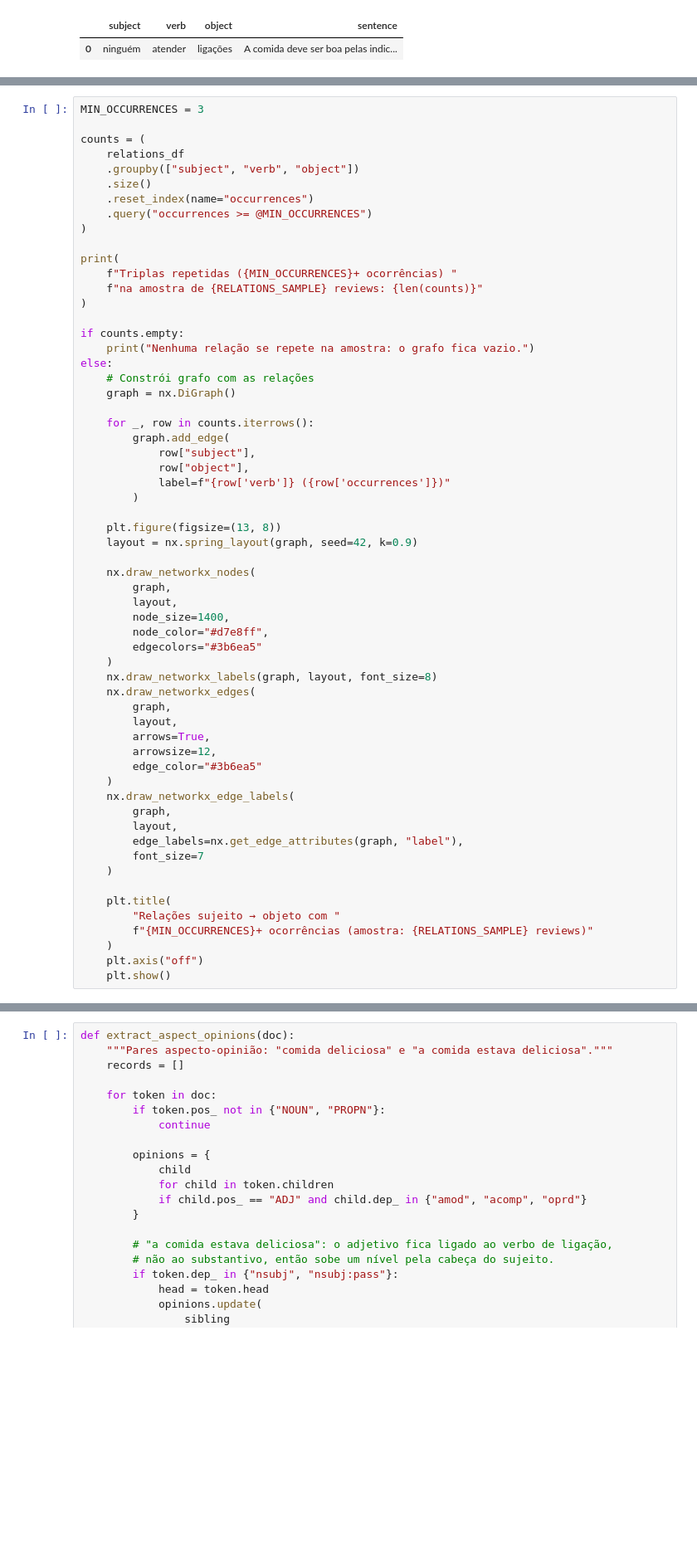
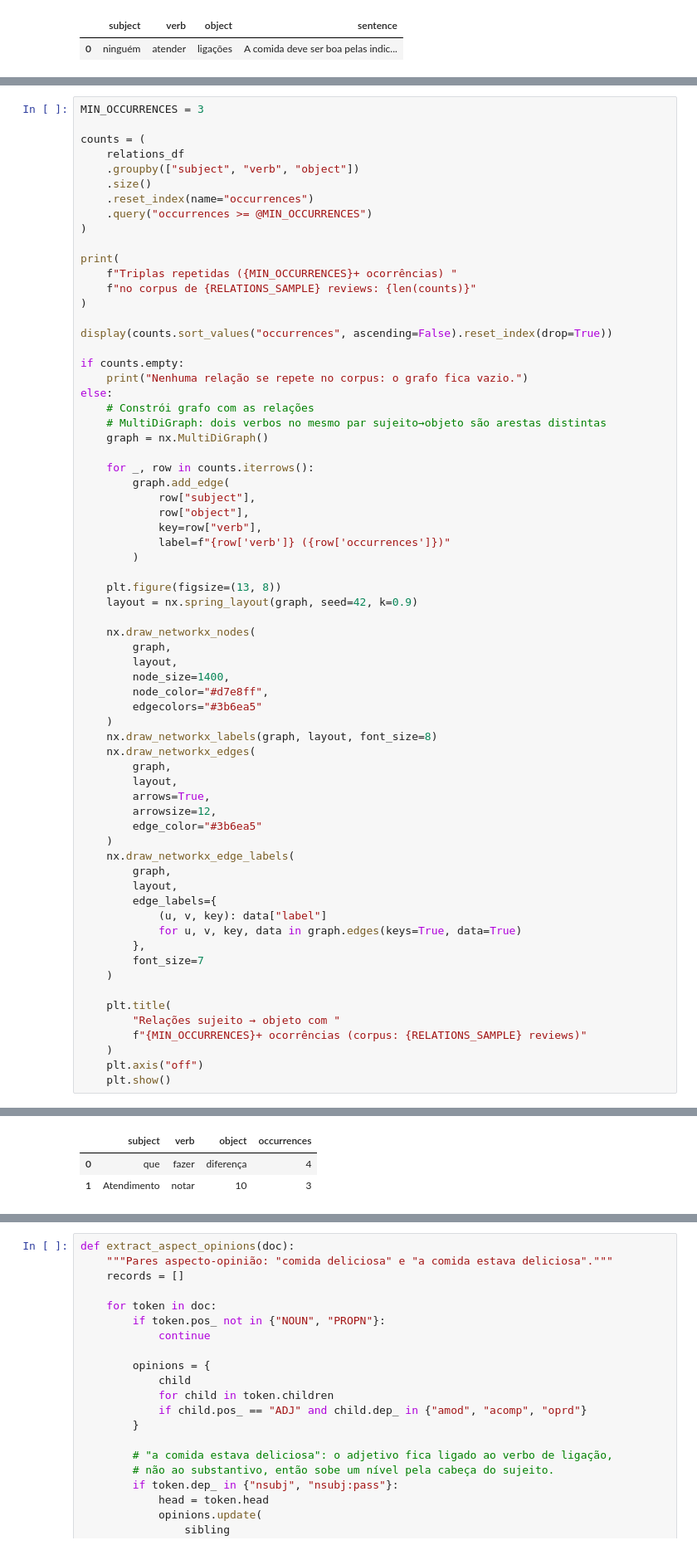
Before and after one commit to incrisvel/adaptaste, a Jupyter notebook: parsing_ner_er.ipynb, the cells around one changed output, grey strips where cells are left out. Shown at 83% size. Saved outputs shown, nothing was run; the diff lists cells and outputs as text; blank space fills up the shorter version.

Commit message:
:bug: fix: correct graph

```diff
--- a/parsing_ner_er.ipynb
+++ b/parsing_ner_er.ipynb
@@ -423,19 +424,23 @@ counts = (
 
 print(
     f"Triplas repetidas ({MIN_OCCURRENCES}+ ocorrências) "
-    f"na amostra de {RELATIONS_SAMPLE} reviews: {len(counts)}"
+    f"no corpus de {RELATIONS_SAMPLE} reviews: {len(counts)}"
 )
 
+display(counts.sort_values("occurrences", ascending=False).reset_index(drop=True))
+
 if counts.empty:
-    print("Nenhuma relação se repete na amostra: o grafo fica vazio.")
+    print("Nenhuma relação se repete no corpus: o grafo fica vazio.")
 else:
     # Constrói grafo com as relações
-    graph = nx.DiGraph()
+    # MultiDiGraph: dois verbos no mesmo par sujeito→objeto são arestas distintas
+    graph = nx.MultiDiGraph()
 
     for _, row in counts.iterrows():
         graph.add_edge(
             row["subject"],
             row["object"],
+            key=row["verb"],
             label=f"{row['verb']} ({row['occurrences']})"
         )
 
@@ -460,13 +465,16 @@ else:
     nx.draw_networkx_edge_labels(
         graph,
         layout,
-        edge_labels=nx.get_edge_attributes(graph, "label"),
+        edge_labels={
+            (u, v, key): data["label"]
+            for u, v, key, data in graph.edges(keys=True, data=True)
+        },
         font_size=7
     )
 
     plt.title(
         "Relações sujeito → objeto com "
-        f"{MIN_OCCURRENCES}+ ocorrências (amostra: {RELATIONS_SAMPLE} reviews)"
+        f"{MIN_OCCURRENCES}+ ocorrências (corpus: {RELATIONS_SAMPLE} reviews)"
     )
     plt.axis("off")
     plt.show()
@@ -475,3 +483,6 @@ Triplas repetidas (3+ ocorrências) na amostra de 2104 reviews: 2
+|  | subject | verb | object | occurrences |
+| 0 | que | fazer | diferença | 4 |
+| 1 | Atendimento | notar | 10 | 3 |
 [figure]
 # %%
 def extract_aspect_opinions(doc):
```
Also changed, not shown: parts of 4 cells of this notebook.
